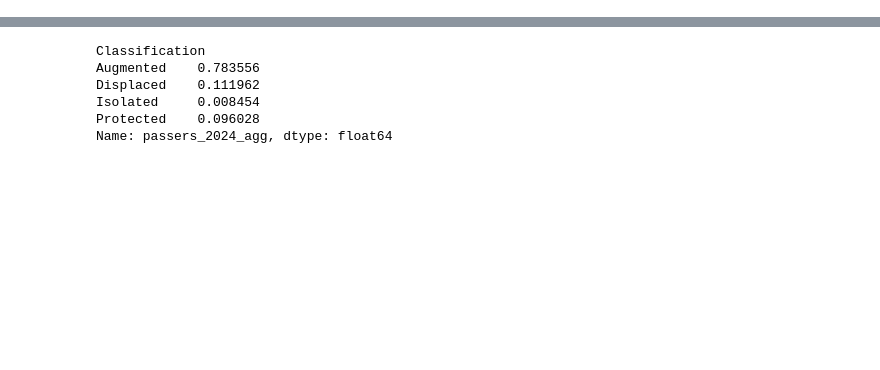
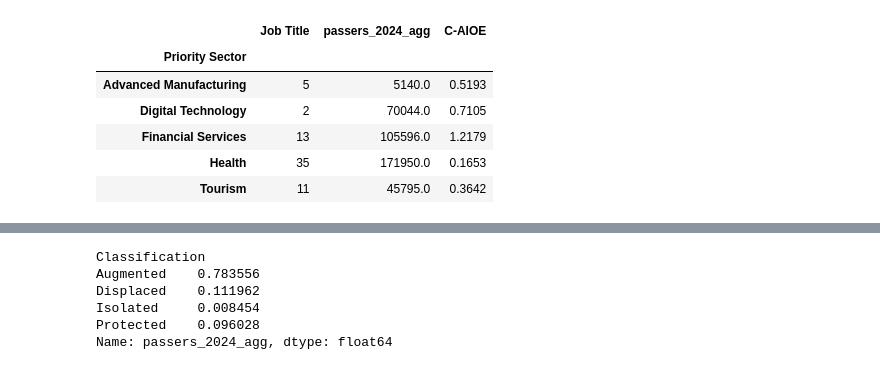
Before and after one commit to BSDSBA-JF/wadwani_intern, a Jupyter notebook: 01_mca_job_list/Combining/combining.ipynb, the cells around one changed output, grey strips where cells are left out. Drawn from its saved outputs; the diff is of its cells as text; code cells hidden in the pictures; blank space fills up the shorter version.

```diff
--- a/01_mca_job_list/Combining/combining.ipynb
+++ b/01_mca_job_list/Combining/combining.ipynb
@@ -44,0 +83,17 @@ combined_df = combined_df[relevant_cols]
+# %%
+is_priority = (combined_df['Priority Sector'] != "N")
+is_prc = ~combined_df['passers_2023_agg'].isnull()
+
+combined_df.loc[is_priority & is_prc].groupby("Priority Sector").agg({
+    "Job Title": "count", # count for 2024
+    "passers_2024_agg": "sum",    # sum for 2024
+    "C-AIOE": "median"             # median risk index
+}).round(4)
+# %% [output]
+|  | Job Title | passers_2024_agg | C-AIOE |
+| Priority Sector |  |  |  |
+| Advanced Manufacturing | 5 | 5140.0 | 0.5193 |
+| Digital Technology | 2 | 70044.0 | 0.7105 |
+| Financial Services | 13 | 105596.0 | 1.2179 |
+| Health | 35 | 171950.0 | 0.1653 |
+| Tourism | 11 | 45795.0 | 0.3642 |
```
Also changed, not shown: parts of 15 cells of this notebook, 31 other files.
